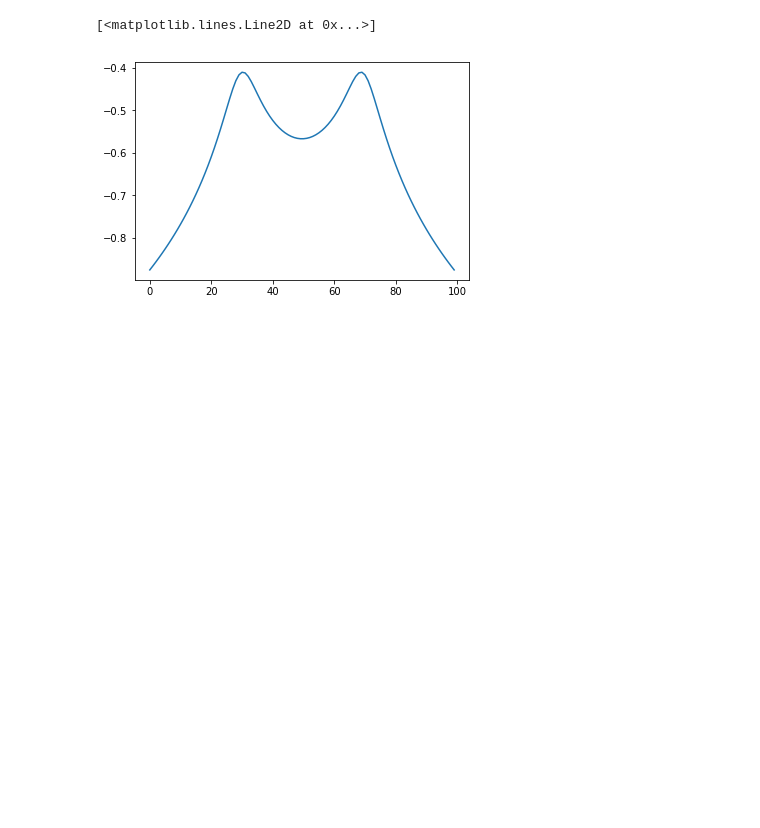
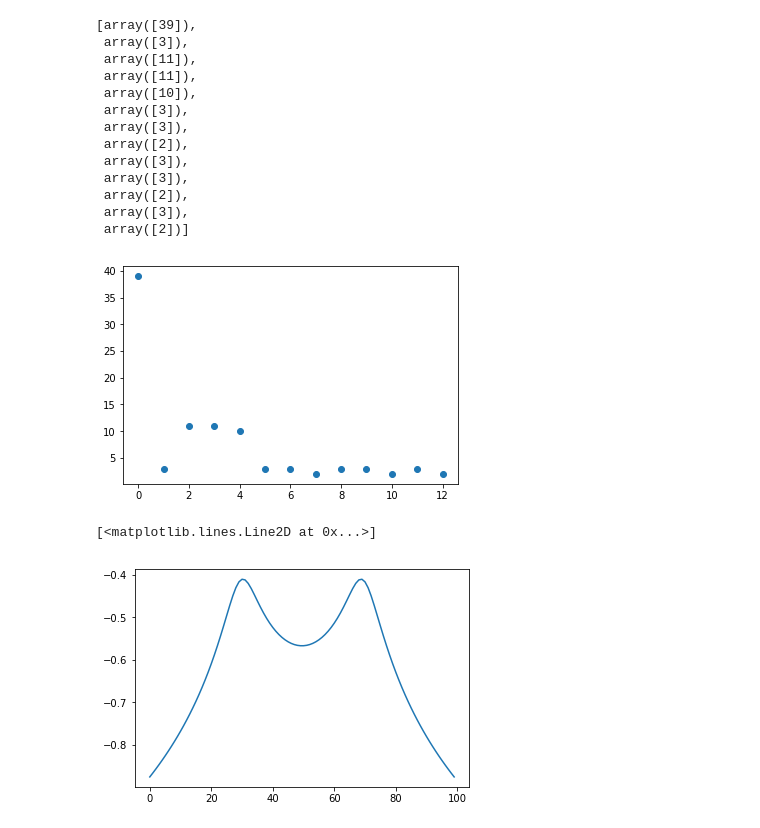
Before and after one commit to Quantumgame/quantum-ml, a Jupyter notebook: ndot/lib/single_dot.ipynb, the cells around one changed output. Cells and saved outputs as stored; diff of their text form; code cells hidden in the pictures; blank space fills up the shorter version.

```diff
--- a/ndot/lib/single_dot.ipynb
+++ b/ndot/lib/single_dot.ipynb
@@ -74,3 +96,27 @@ plt.ylabel('Charge state')
+# %%
+size = []
+n = 13
+for i in range(n):
+    plt_ind = np.argwhere(max_prob_node[:,1] == i)
+    size += [plt_ind[-1] - plt_ind[0]]
+
+plt.plot(range(n),size,'o')
+size
+# %% [output]
+[array([39]),
+ array([3]),
+ array([11]),
+ array([11]),
+ array([10]),
+ array([3]),
+ array([3]),
+ array([2]),
+ array([3]),
+ array([3]),
+ array([2]),
+ array([3]),
+ array([2])]
+[figure, added]
 # %%
 data = []
 for i in range(len(V_d_vec)):
```
Also changed, not shown: parts of 10 cells of this notebook, 5 other files.
